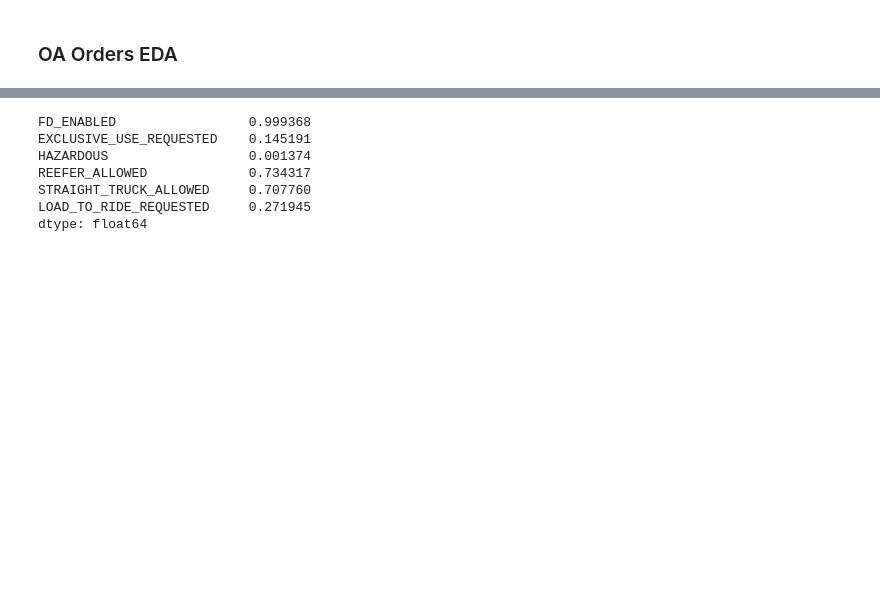
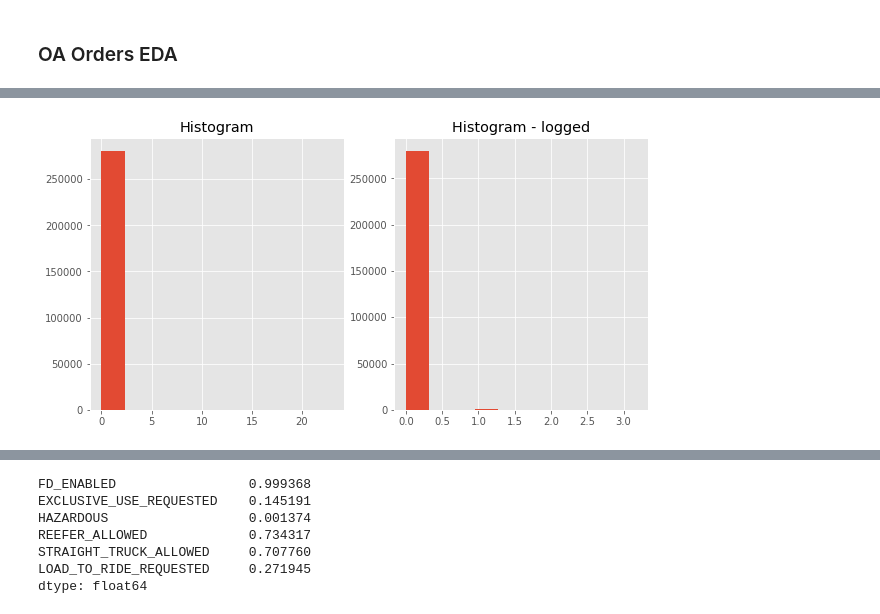
Before and after one commit to KeaganBenson/Team-Rayquaza, a Jupyter notebook: oa_setup_.ipynb, the cells around one changed output, grey strips where cells are left out. Cells and saved outputs as stored; diff of their text form; code cells hidden in the pictures; blank space fills up the shorter version.

```diff
--- a/oa_setup_.ipynb
+++ b/oa_setup_.ipynb
@@ -21,17 +27,32 @@ oa_orders = oa_orders_orig
 # EDA FUNCTIONS:
 def check_nulls(df):
     return df.isnull().mean(axis=0)
-def plot_numerical_column_histogram(column, show_logged=False):
+
+def imputation_numerical_zero(column):
+    return 0
+
+def plot_numerical_column_histogram(
+    column,
+    show_logged=False,
+    imputes_null=False,
+    null_imputation_method=np.median
+):
     """
     Given a numerical column, plot the histogram.
     If show_logged set to True, show a secondary version of the plot but logged
 
     Args:
         column (pd.Series): numerical column.
-        show_logged (boolean): if set to true, shows if the column can look normal if logged. Only for right skewed columns inside 0 and inf
+        show_logged (boolean): if set to true, shows if the column can look normal if logged.
+        Only for right skewed columns with values 0 and inf
+
     Returns:
         None
     """
+    column = column.copy()
+    if imputes_null == True:
+        imputation_value = null_imputation_method(column)
+        column.fillna(imputation_value, inplace=True)
     if show_logged==False:
         fig, axs = plt.subplots(figsize=(5,5))
         axs.hist(column)
@@ -44,15 +65,32 @@ def plot_numerical_column_histogram(column, show_logged=False):
         axs[1].set_title("Histogram - logged")
     return axs
 
-def show_categorical_column_value_counts(column, with_null=False):
+def imputation_categorical_placeholder(column):
+    return "__NULL_PLACEHOLDER__"
+def imputation_categorical_mode(column):
+    return column.value_counts().index.values[0]
+
+def show_categorical_column_value_counts(
+    column,
+    imputes_null=False,
+    null_imputation_method=imputation_categorical_placeholder,
+):
     """
     Shows frequency of categories in a categorical column
 
     Args:
         column (pd.Series): categorical column.
+        imputes_null (boolean): if the column has nulls, asks to impute the column
+        null_imputation_method (callable): method on what to impute the column with, if imputes_null=True.
+        These methods should only return 1 value
     Returns:
         (pd.Series): the value_counts
     """
+    column = column.copy()
+    if imputes_null == True:
+        imputation_value = null_imputation_method(column)
+        column.fillna(imputation_value, inplace=True)
+        column = column.astype(str)
     value_counts = column.value_counts(normalize=True)
     return value_counts
 # %% [markdown]
@@ -196,0 +227,4 @@ _ = plt.hist(LOAD_BAR_COUNT_column)
+# %%
+ _= plot_numerical_column_histogram(temp_df["LOAD_BAR_COUNT"], True)
+# %% [output]
+[figure, added]
```
Also changed, not shown: parts of 38 cells of this notebook, 2 other files.
